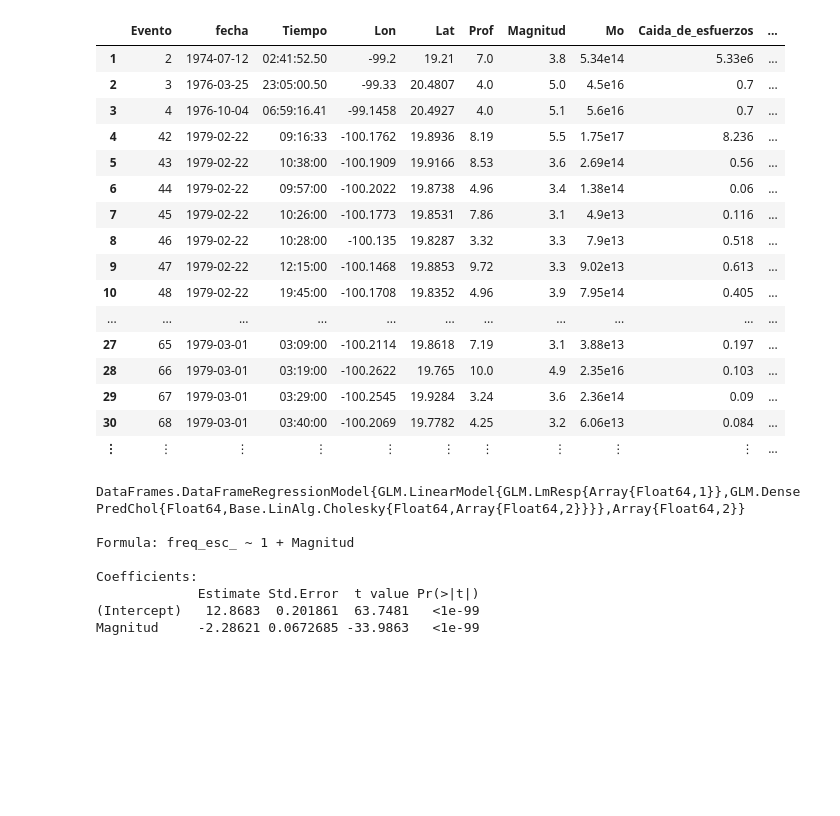
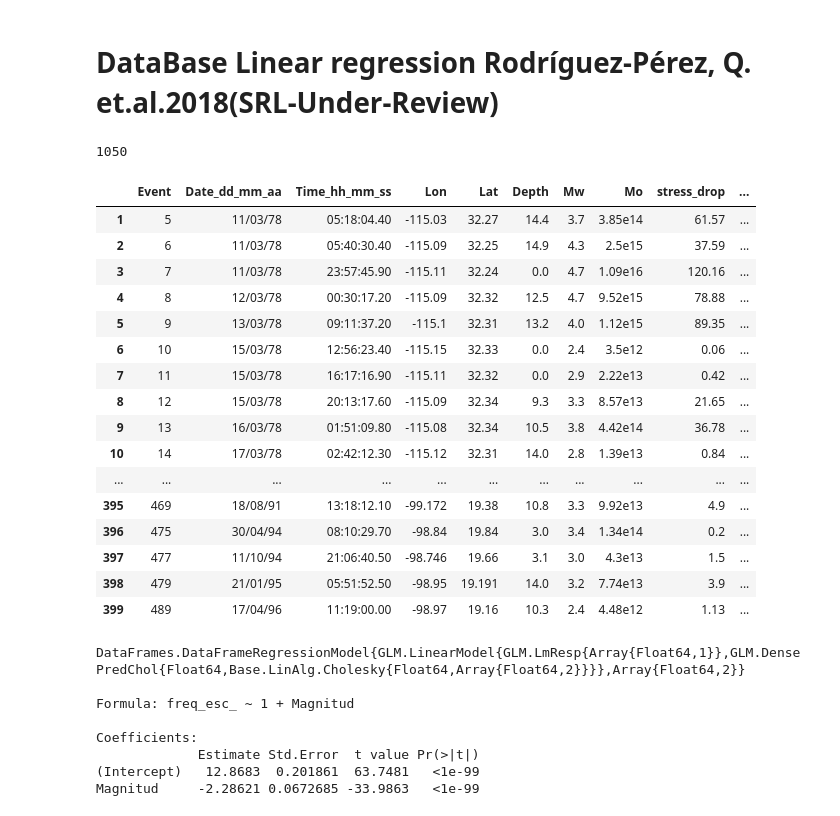
Before and after one commit to CGEOUNAM/MexicanEarthquakeDatabase, a Jupyter notebook: Comple-Regression.ipynb, the cells around one changed output. Drawn from its saved outputs; the diff is of its cells as text; code cells hidden in the pictures; blank space fills up the shorter version.

```diff
--- a/Comple-Regression.ipynb
+++ b/Comple-Regression.ipynb
@@ -7,3 +1,9 @@
+# %% [markdown]
+# DataBase Linear regression Rodríguez-Pérez, Q. et.al.2018(SRL-Under-Review)
+# %%
+ENV["LINES"]=1050
+# %% [output]
+1050
 # %%
 using DataFrames
 using GLM
@@ -12,26 +13,28 @@ using Plots
 pyplot()
 using LaTeXStrings
 # %%
-DataTo = readtable("BMPF-14junio2017Xyoli.csv");
-DataGolfo = readtable("BMPF-14junio2017Golfo.csv");
-DataSUB = readtable("BMPF-14junio2017SUBxyoli.csv");
-DataTMVB = readtable("BMPF-14junio2017TMVB.csv")
+DataTo = CSV.read("BMPF-14junio2017Toto.csv");
+DataGolfo = CSV.read("BMPF-14junio2017Golfo.csv");
+DataSUB = CSV.read("BMPF-14junio2017SUB.csv");
+DataTMVB = CSV.read("BMPF-14junio2017TMVB.csv");
-# %% [output]
-|  | Evento | fecha | Tiempo | Lon | Lat | Prof | Magnitud | Mo | Caida_de_esfuerzos | ... |
-| 1 | 2 | 1974-07-12 | 02:41:52.50 | -99.2 | 19.21 | 7.0 | 3.8 | 5.34e14 | 5.33e6 | ... |
-| 2 | 3 | 1976-03-25 | 23:05:00.50 | -99.33 | 20.4807 | 4.0 | 5.0 | 4.5e16 | 0.7 | ... |
-| 3 | 4 | 1976-10-04 | 06:59:16.41 | -99.1458 | 20.4927 | 4.0 | 5.1 | 5.6e16 | 0.7 | ... |
-| 4 | 42 | 1979-02-22 | 09:16:33 | -100.1762 | 19.8936 | 8.19 | 5.5 | 1.75e17 | 8.236 | ... |
-| 5 | 43 | 1979-02-22 | 10:38:00 | -100.1909 | 19.9166 | 8.53 | 3.6 | 2.69e14 | 0.56 | ... |
-| 6 | 44 | 1979-02-22 | 09:57:00 | -100.2022 | 19.8738 | 4.96 | 3.4 | 1.38e14 | 0.06 | ... |
-| 7 | 45 | 1979-02-22 | 10:26:00 | -100.1773 | 19.8531 | 7.86 | 3.1 | 4.9e13 | 0.116 | ... |
-| 8 | 46 | 1979-02-22 | 10:28:00 | -100.135 | 19.8287 | 3.32 | 3.3 | 7.9e13 | 0.518 | ... |
-| 9 | 47 | 1979-02-22 | 12:15:00 | -100.1468 | 19.8853 | 9.72 | 3.3 | 9.02e13 | 0.613 | ... |
-| 10 | 48 | 1979-02-22 | 19:45:00 | -100.1708 | 19.8352 | 4.96 | 3.9 | 7.95e14 | 0.405 | ... |
-| ... | ... | ... | ... | ... | ... | ... | ... | ... | ... | ... |
-| 27 | 65 | 1979-03-01 | 03:09:00 | -100.2114 | 19.8618 | 7.19 | 3.1 | 3.88e13 | 0.197 | ... |
-| 28 | 66 | 1979-03-01 | 03:19:00 | -100.2622 | 19.765 | 10.0 | 4.9 | 2.35e16 | 0.103 | ... |
-| 29 | 67 | 1979-03-01 | 03:29:00 | -100.2545 | 19.9284 | 3.24 | 3.6 | 2.36e14 | 0.09 | ... |
-| 30 | 68 | 1979-03-01 | 03:40:00 | -100.2069 | 19.7782 | 4.25 | 3.2 | 6.06e13 | 0.084 | ... |
-| ⋮ | ⋮ | ⋮ | ⋮ | ⋮ | ⋮ | ⋮ | ⋮ | ⋮ | ⋮ | ... |
+# %%
+display(DataTo)
+# %% [output]
+|  | Event | Date_dd_mm_aa | Time_hh_mm_ss | Lon | Lat | Depth | Mw | Mo | stress_drop | ... |
+| 1 | 5 | 11/03/78 | 05:18:04.40 | -115.03 | 32.27 | 14.4 | 3.7 | 3.85e14 | 61.57 | ... |
+| 2 | 6 | 11/03/78 | 05:40:30.40 | -115.09 | 32.25 | 14.9 | 4.3 | 2.5e15 | 37.59 | ... |
+| 3 | 7 | 11/03/78 | 23:57:45.90 | -115.11 | 32.24 | 0.0 | 4.7 | 1.09e16 | 120.16 | ... |
+| 4 | 8 | 12/03/78 | 00:30:17.20 | -115.09 | 32.32 | 12.5 | 4.7 | 9.52e15 | 78.88 | ... |
+| 5 | 9 | 13/03/78 | 09:11:37.20 | -115.1 | 32.31 | 13.2 | 4.0 | 1.12e15 | 89.35 | ... |
+| 6 | 10 | 15/03/78 | 12:56:23.40 | -115.15 | 32.33 | 0.0 | 2.4 | 3.5e12 | 0.06 | ... |
+| 7 | 11 | 15/03/78 | 16:17:16.90 | -115.11 | 32.32 | 0.0 | 2.9 | 2.22e13 | 0.42 | ... |
+| 8 | 12 | 15/03/78 | 20:13:17.60 | -115.09 | 32.34 | 9.3 | 3.3 | 8.57e13 | 21.65 | ... |
+| 9 | 13 | 16/03/78 | 01:51:09.80 | -115.08 | 32.34 | 10.5 | 3.8 | 4.42e14 | 36.78 | ... |
+| 10 | 14 | 17/03/78 | 02:42:12.30 | -115.12 | 32.31 | 14.0 | 2.8 | 1.39e13 | 0.84 | ... |
+| ... | ... | ... | ... | ... | ... | ... | ... | ... | ... | ... |
+| 395 | 469 | 18/08/91 | 13:18:12.10 | -99.172 | 19.38 | 10.8 | 3.3 | 9.92e13 | 4.9 | ... |
+| 396 | 475 | 30/04/94 | 08:10:29.70 | -98.84 | 19.84 | 3.0 | 3.4 | 1.34e14 | 0.2 | ... |
+| 397 | 477 | 11/10/94 | 21:06:40.50 | -98.746 | 19.66 | 3.1 | 3.0 | 4.3e13 | 1.5 | ... |
+| 398 | 479 | 21/01/95 | 05:51:52.50 | -98.95 | 19.191 | 14.0 | 3.2 | 7.74e13 | 3.9 | ... |
+| 399 | 489 | 17/04/96 | 11:19:00.00 | -98.97 | 19.16 | 10.3 | 2.4 | 4.48e12 | 1.13 | ... |
 # %%
```
Also changed, not shown: parts of 17 cells of this notebook, 3 other files.
